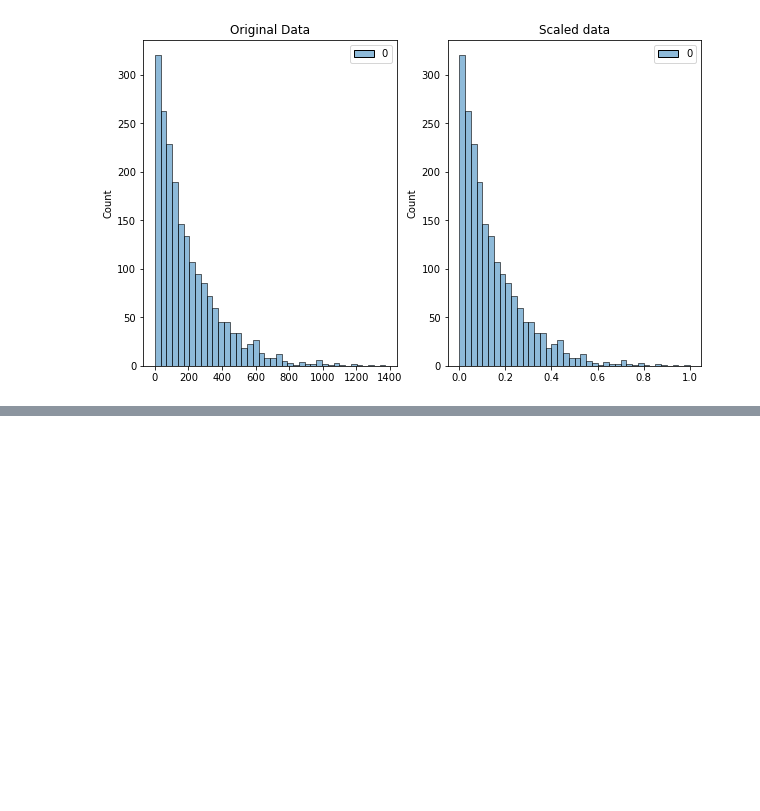
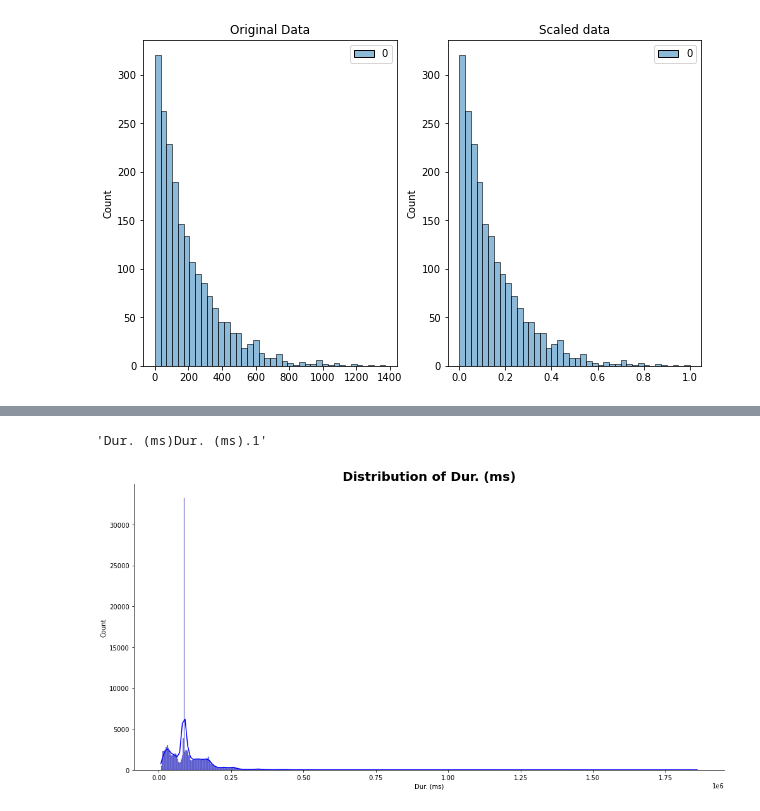
Before and after one commit to Tilda98/TelecommunicationDataAnalysis, a Jupyter notebook: notebook/data_understanding.ipynb, the cells around one changed output, grey strips where cells are left out. Cells and saved outputs as stored; diff of their text form; code cells hidden in the pictures; blank space fills up the shorter version.

```diff
--- a/notebook/data_understanding.ipynb
+++ b/notebook/data_understanding.ipynb
@@ -374,0 +445,10 @@ scaler(original_data)
+# %%
+def plot_hist(df:pd.DataFrame, column:str, color:str)->None:
+    # plt.figure(figsize=(15, 10))
+    # fig, ax = plt.subplots(1, figsize=(12, 7))
+    sns.displot(data=df, x=column, color=color, kde=True, height=7, aspect=2)
+    plt.title(f'Distribution of {column}', size=20, fontweight='bold')
+    plt.show()
+# %%
+dfExp = data_clean.copy()
+dfExp
@@ -374,0 +489,9 @@ scaler(original_data)
+# %%
+no_of_xDR_sessions = "Dur. (ms)" + "Dur. (ms).1"
+no_of_xDR_sessions
+# %% [output]
+'Dur. (ms)Dur. (ms).1'
+# %%
+plot_hist(dfExp, "Dur. (ms)", "blue")
+# %% [output]
+[figure, added]
```
Also changed, not shown: parts of 12 cells of this notebook.
